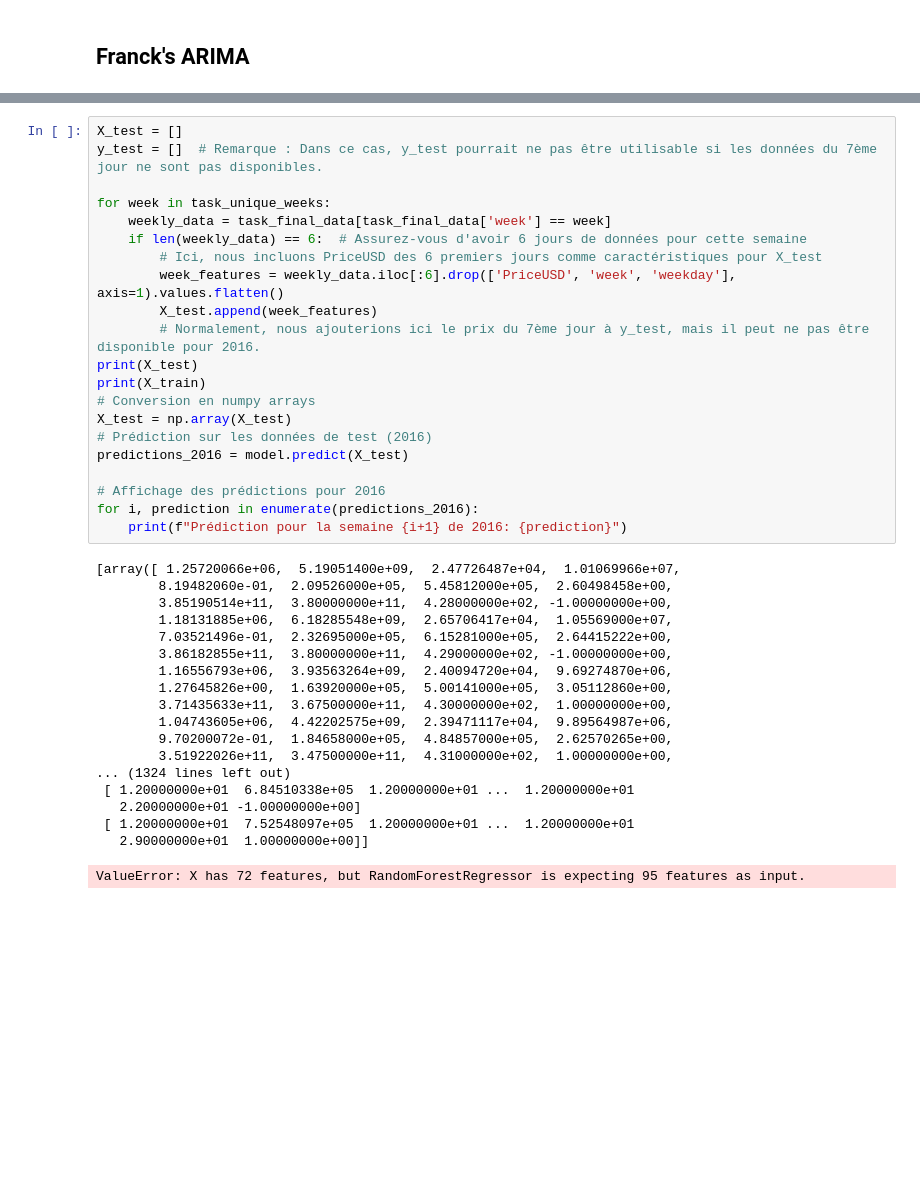
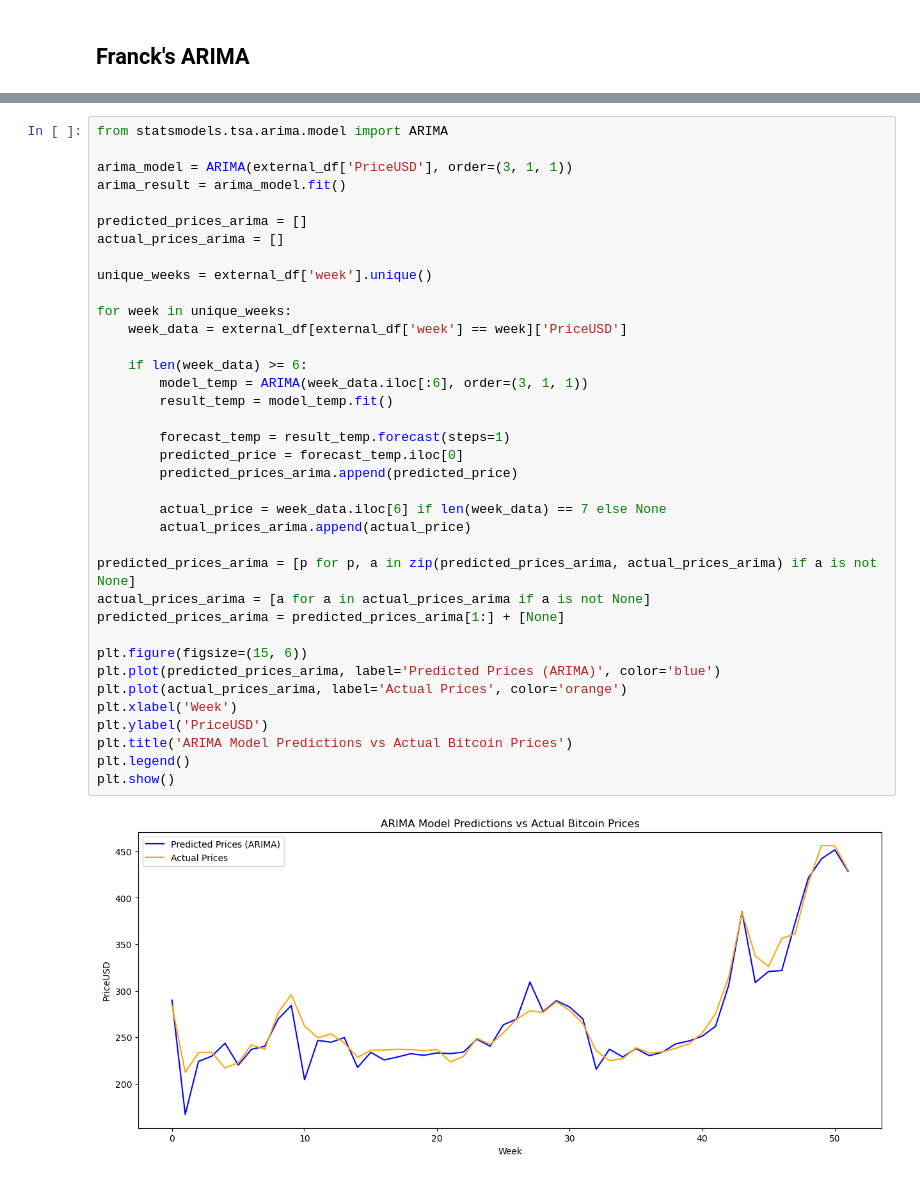
Before and after one commit to fcortesj98/DMBD-Project-2023, a Jupyter notebook: source/price_prediction/price_prediction.ipynb, the cells around one changed output, grey strips where cells are left out. Cells and saved outputs as stored; diff of their text form; blank space fills up the shorter version.

```diff
--- a/source/price_prediction/price_prediction.ipynb
+++ b/source/price_prediction/price_prediction.ipynb
@@ -521,40 +192,39 @@ R2 Score: 0.9851258522345914
-# %%
-X_test = []
-y_test = []  # Remarque : Dans ce cas, y_test pourrait ne pas être utilisable si les données du 7ème jour ne sont pas disponibles.
-
-for week in task_unique_weeks:
-    weekly_data = task_final_data[task_final_data['week'] == week]
-    if len(weekly_data) == 6:  # Assurez-vous d'avoir 6 jours de données pour cette semaine
-        # Ici, nous incluons PriceUSD des 6 premiers jours comme caractéristiques pour X_test
-        week_features = weekly_data.iloc[:6].drop(['PriceUSD', 'week', 'weekday'], axis=1).values.flatten()
-        X_test.append(week_features)
-        # Normalement, nous ajouterions ici le prix du 7ème jour à y_test, mais il peut ne pas être disponible pour 2016.
-print(X_test)
-print(X_train)
-# Conversion en numpy arrays
-X_test = np.array(X_test)
-# Prédiction sur les données de test (2016)
-predictions_2016 = model.predict(X_test)
-
-# Affichage des prédictions pour 2016
-for i, prediction in enumerate(predictions_2016):
-    print(f"Prédiction pour la semaine {i+1} de 2016: {prediction}")
-# %% [output]
-[array([ 1.25720066e+06,  5.19051400e+09,  2.47726487e+04,  1.01069966e+07,
-        8.19482060e-01,  2.09526000e+05,  5.45812000e+05,  2.60498458e+00,
-        3.85190514e+11,  3.80000000e+11,  4.28000000e+02, -1.00000000e+00,
-        1.18131885e+06,  6.18285548e+09,  2.65706417e+04,  1.05569000e+07,
-        7.03521496e-01,  2.32695000e+05,  6.15281000e+05,  2.64415222e+00,
-        3.86182855e+11,  3.80000000e+11,  4.29000000e+02, -1.00000000e+00,
-        1.16556793e+06,  3.93563264e+09,  2.40094720e+04,  9.69274870e+06,
-        1.27645826e+00,  1.63920000e+05,  5.00141000e+05,  3.05112860e+00,
-        3.71435633e+11,  3.67500000e+11,  4.30000000e+02,  1.00000000e+00,
-        1.04743605e+06,  4.42202575e+09,  2.39471117e+04,  9.89564987e+06,
-        9.70200072e-01,  1.84658000e+05,  4.84857000e+05,  2.62570265e+00,
-        3.51922026e+11,  3.47500000e+11,  4.31000000e+02,  1.00000000e+00,
-... (1324 lines left out)
- [ 1.20000000e+01  6.84510338e+05  1.20000000e+01 ...  1.20000000e+01
-   2.20000000e+01 -1.00000000e+00]
- [ 1.20000000e+01  7.52548097e+05  1.20000000e+01 ...  1.20000000e+01
-   2.90000000e+01  1.00000000e+00]]
-ValueError: X has 72 features, but RandomForestRegressor is expecting 95 features as input.
+# %%
+from statsmodels.tsa.arima.model import ARIMA
+
+arima_model = ARIMA(external_df['PriceUSD'], order=(3, 1, 1))
+arima_result = arima_model.fit()
+
+predicted_prices_arima = []
+actual_prices_arima = []
+
+unique_weeks = external_df['week'].unique()
+
+for week in unique_weeks:
+    week_data = external_df[external_df['week'] == week]['PriceUSD']
+
+    if len(week_data) >= 6:
+        model_temp = ARIMA(week_data.iloc[:6], order=(3, 1, 1))
+        result_temp = model_temp.fit()
+
+        forecast_temp = result_temp.forecast(steps=1)
+        predicted_price = forecast_temp.iloc[0]
+        predicted_prices_arima.append(predicted_price)
+
+        actual_price = week_data.iloc[6] if len(week_data) == 7 else None
+        actual_prices_arima.append(actual_price)
+
+predicted_prices_arima = [p for p, a in zip(predicted_prices_arima, actual_prices_arima) if a is not None]
+actual_prices_arima = [a for a in actual_prices_arima if a is not None]
+predicted_prices_arima = predicted_prices_arima[1:] + [None]
+
+plt.figure(figsize=(15, 6))
+plt.plot(predicted_prices_arima, label='Predicted Prices (ARIMA)', color='blue')
+plt.plot(actual_prices_arima, label='Actual Prices', color='orange')
+plt.xlabel('Week')
+plt.ylabel('PriceUSD')
+plt.title('ARIMA Model Predictions vs Actual Bitcoin Prices')
+plt.legend()
+plt.show()
+# %% [output]
+[figure, added]
```
Also changed, not shown: parts of 28 cells of this notebook.
